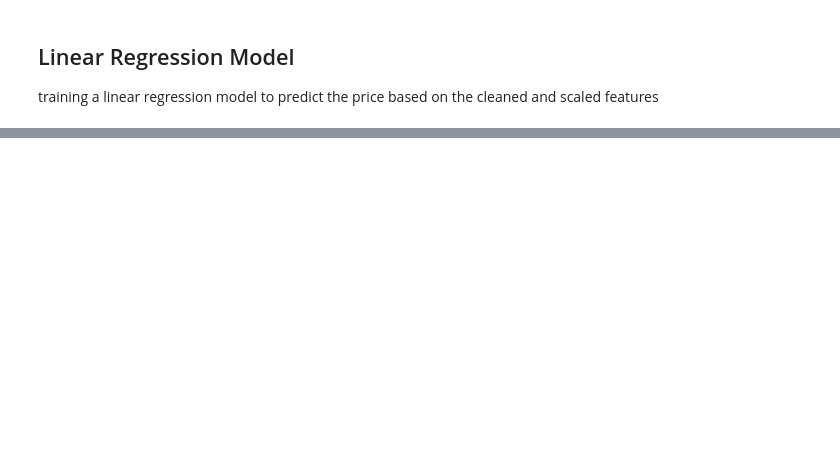
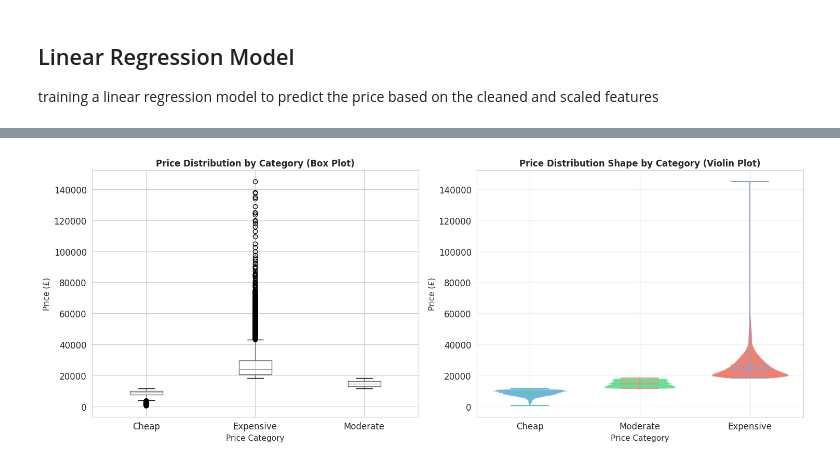
Before and after one commit to Kareem31415/Machine-Learning-Assignment-I, a Jupyter notebook: Main.ipynb, the cells around one changed output, grey strips where cells are left out. Drawn from its saved outputs; the diff is of its cells as text; code cells hidden in the pictures; blank space fills up the shorter version.

```diff
--- a/Main.ipynb
+++ b/Main.ipynb
@@ -733,0 +903,20 @@ plt.show()
+# %%
+param_grid = {
+    'n_neighbors': [3, 5, 7, 9, 11, 13, 15],
+    'metric': ['euclidean', 'manhattan']
+}
+
+kfold = KFold(n_splits=5, shuffle=True, random_state=42)
+
+knn = KNeighborsClassifier()
+
+grid_search = GridSearchCV(
+    knn, param_grid, cv=kfold, scoring='accuracy', n_jobs=-1, verbose=1
+)
+
+print("loading...")
+
+start = time.perf_counter()
+grid_search.fit(X_train_clf, y_train_clf)
+knn_Grid_time = time.perf_counter() - start
+print(f"KNN Grid Time: {knn_Grid_time:.4f}s")
@@ -733,0 +1468,79 @@ plt.show()
+# %%
+print("\n" + "=" * 80)
+print("ADDITIONAL VISUALIZATION 2: Price Distribution by Category")
+print("=" * 80)
+print("""
+This visualization shows how actual prices distribute across the three categories.
+It helps us understand:
+  • How well-separated the price categories are
+  • Whether the category thresholds make sense
+  • How much price variation exists within each category
+  • Whether categories represent truly distinct groups or overlapping ranges
+
+Interpretation:
+  • Well-separated distributions = Clear category boundaries (good)
+  • Overlapping distributions = Ambiguous boundaries (harder for classification)
+  • Uniform spread = Many edge cases (challenging for KNN)
+""")
+
+# Build plotting dataframe (fix for NameError: df_clf is not defined)
+df_clf = pd.DataFrame({
+    'price': pd.concat([y_train, y_test]),
+    'price_category': pd.concat([y_train_clf, y_test_clf])
+}).dropna()
+
+# Create figure with subplots
+fig, axes = plt.subplots(1, 2, figsize=(15, 6))
+
+# Subplot 1: Box plot of prices by category
+ax1 = axes[0]
+df_clf.boxplot(column='price', by='price_category', ax=ax1)
+ax1.set_title('Price Distribution by Category (Box Plot)', fontsize=12, fontweight='bold')
+ax1.set_xlabel('Price Category', fontsize=11)
+ax1.set_ylabel('Price (£)', fontsize=11)
+ax1.get_figure().suptitle('')  # Remove default title
+plt.setp(ax1.xaxis.get_majorticklabels(), rotation=0)
+
+# Subplot 2: Violin plot showing distribution shape
+ax2 = axes[1]
+category_order = ['Cheap', 'Moderate', 'Expensive']
+for i, category in enumerate(category_order):
+    data = df_clf[df_clf['price_category'] == category]['price'].values
+    parts = ax2.violinplot([data], positions=[i], widths=0.7, showmeans=True, showmedians=True)
+
+    for pc in parts['bodies']:
+        pc.set_facecolor(['#3498db', '#2ecc71', '#e74c3c'][i])
+        pc.set_alpha(0.7)
+
+ax2.set_xticks(range(3))
+ax2.set_xticklabels(category_order)
+ax2.set_title('Price Distribution Shape by Category (Violin Plot)', fontsize=12, fontweight='bold')
+ax2.set_xlabel('Price Category', fontsize=11)
+ax2.set_ylabel('Price (£)', fontsize=11)
+ax2.grid(axis='y', alpha=0.3)
+
+plt.tight_layout()
+plt.show()
+
+# Print statistics for each category
+print("\nSTATISTICAL SUMMARY BY PRICE CATEGORY:")
+print("-" * 80)
+for category in category_order:
+    cat_prices = df_clf[df_clf['price_category'] == category]['price']
+    print(f"\n{category.upper()}:")
+    print(f"  • Count: {len(cat_prices):,} cars")
+    print(f"  • Min: £{cat_prices.min():,.0f}")
+    print(f"  • Max: £{cat_prices.max():,.0f}")
+    print(f"  • Mean: £{cat_prices.mean():,.0f}")
+    print(f"  • Median: £{cat_prices.median():,.0f}")
+    print(f"  • Std Dev: £{cat_prices.std():,.0f}")
+    print(f"  • Range: £{cat_prices.max() - cat_prices.min():,.0f}")
+
+print("\nINSIGHTS:")
+print(f"""
+  • Categories show {'CLEAR SEPARATION' if price_67 - price_33 > 3000 else 'MODERATE SEPARATION'} between thresholds
+  • Category sizes are {'BALANCED' if abs(len(df_clf[df_clf['price_category']=='Cheap']) - len(df_clf[df_clf['price_category']=='Expensive'])) < len(df_clf)*0.2 else 'IMBALANCED'}
+  • This explains why KNN achieves {'HIGH' if test_accuracy > 0.85 else 'MODERATE'} accuracy
+  • Clear visual separation between categories validates category thresholds
+""")
+# %% [output]
@@ -733,0 +1562 @@ plt.show()
+[figure, added]
```
Also changed, not shown: parts of 63 cells of this notebook.
